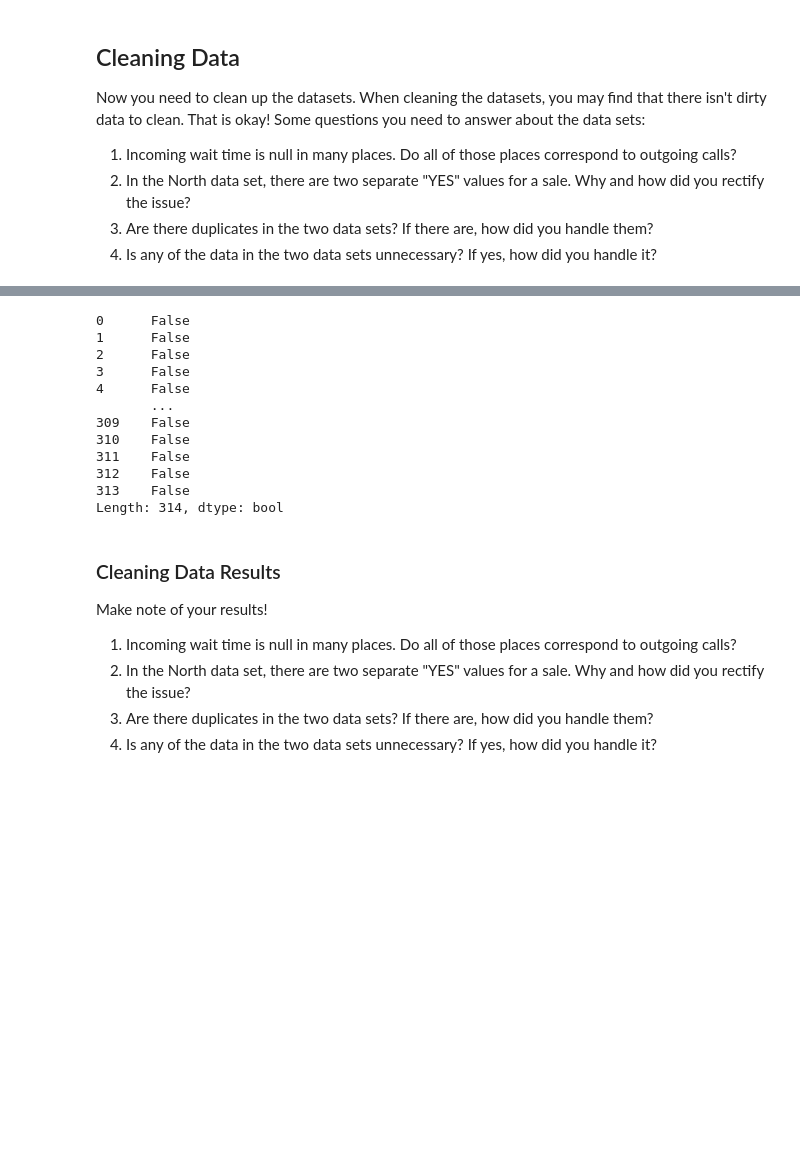
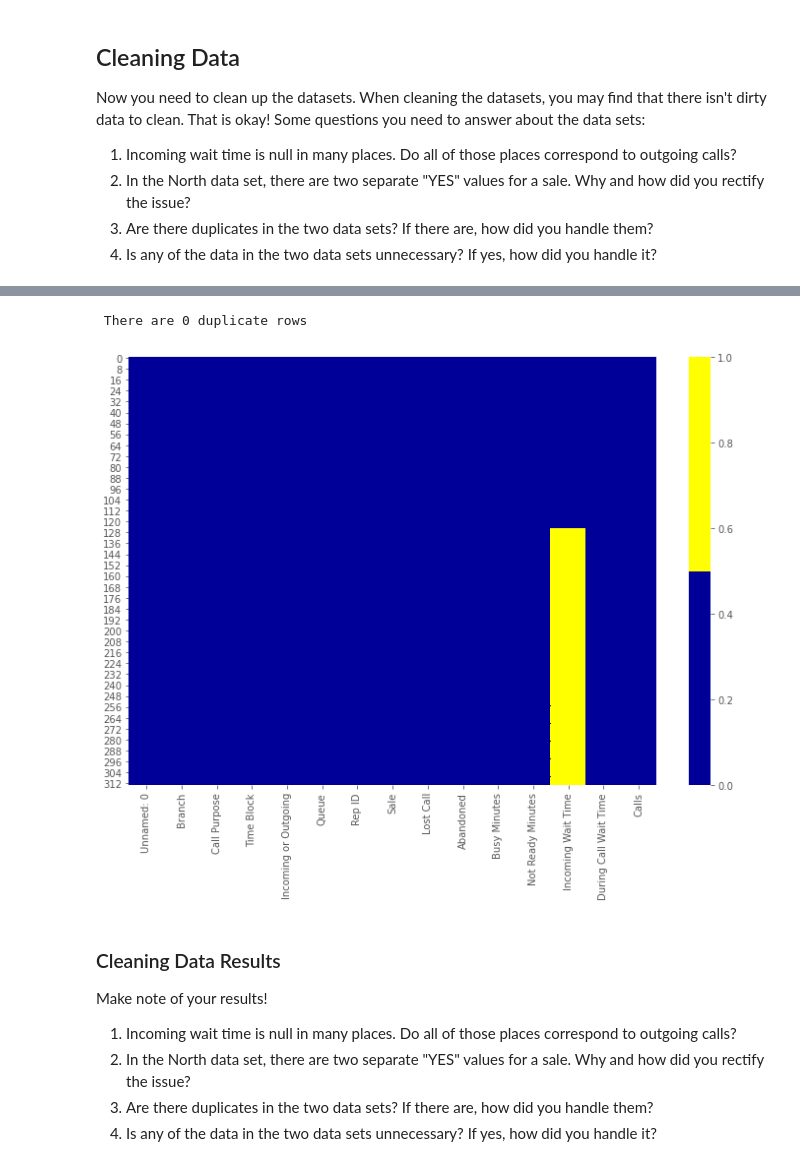
Before and after one commit to theuseriam/call-center-cleanup-assignment, a Jupyter notebook: Call Center Cleanup.ipynb, the cells around one changed output, grey strips where cells are left out. Drawn from its saved outputs; the diff is of its cells as text; code cells hidden in the pictures; blank space fills up the shorter version.

```diff
--- a/Call Center Cleanup.ipynb
+++ b/Call Center Cleanup.ipynb
@@ -127,20 +236,20 @@ Length: 245, dtype: bool
 # %%
 #Data Cleaning South
-df_south.isnull().sum()
-df_south.duplicated()
+
+#Question 1: South Call Center: heatmap showing missing data. Incoming wait time Null values correspond with outgoing calls
+cols_south = df_south.columns[:15] # first 15 columns
+colors_south = ['#000099', '#ffff00'] # specify the colors - yellow is missing. blue is not missing.
+sns.heatmap(df_south[cols_south].isnull(), cmap=sns.color_palette(colors_south))
+
+#Question 3:
+south_dupes = df_south.duplicated() #checks for duplicate rows
+print('\n There are', south_dupes.sum(), 'duplicate rows') # There are no duplicate rows
+
+
+Question 4:
 # %% [output]
-0      False
-1      False
-2      False
-3      False
-4      False
-       ...
-309    False
-310    False
-311    False
-312    False
-313    False
-Length: 314, dtype: bool
+ There are 0 duplicate rows
+[figure, added]
 # %% [markdown]
 ### Cleaning Data Results
 
```
Also changed, not shown: parts of 3 cells of this notebook.
